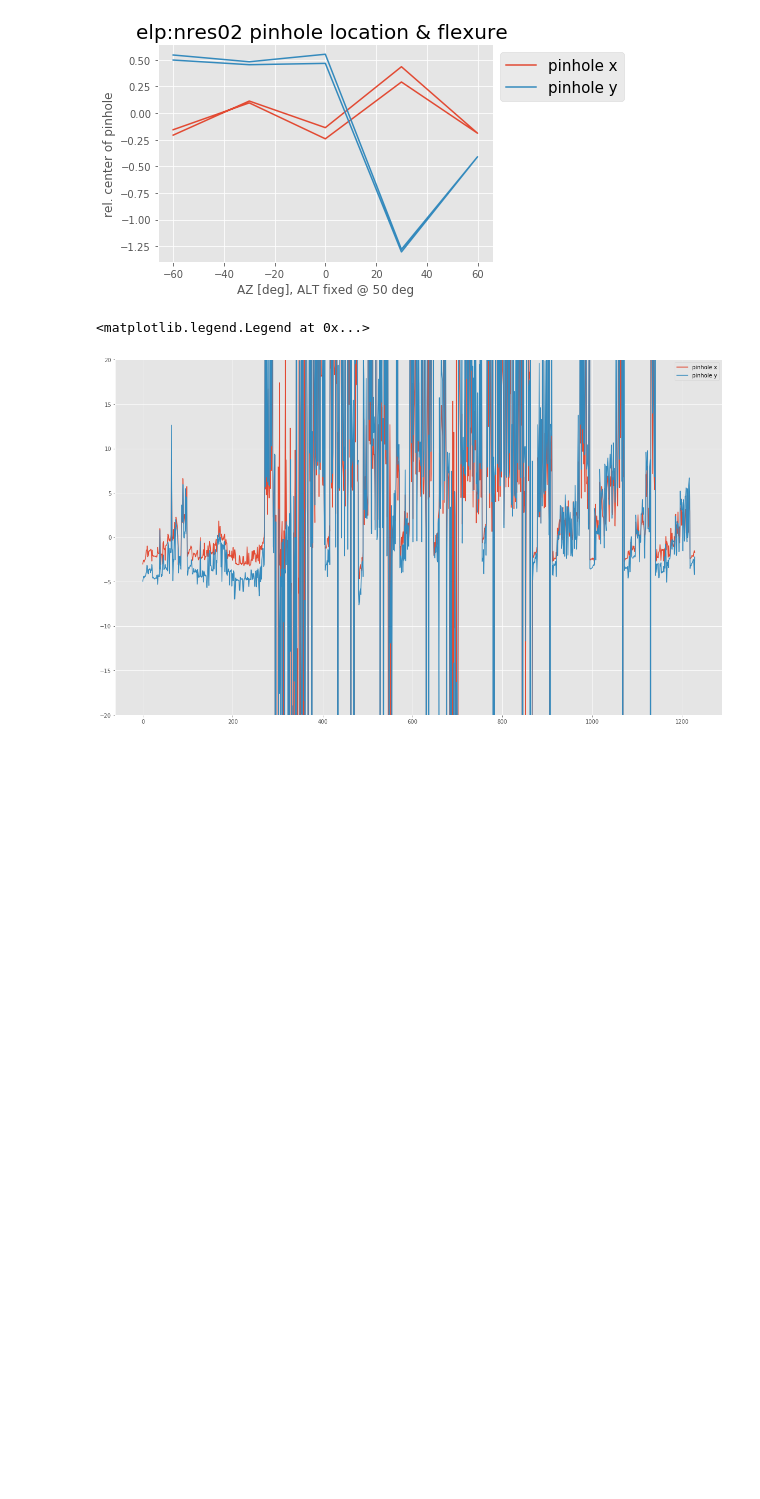
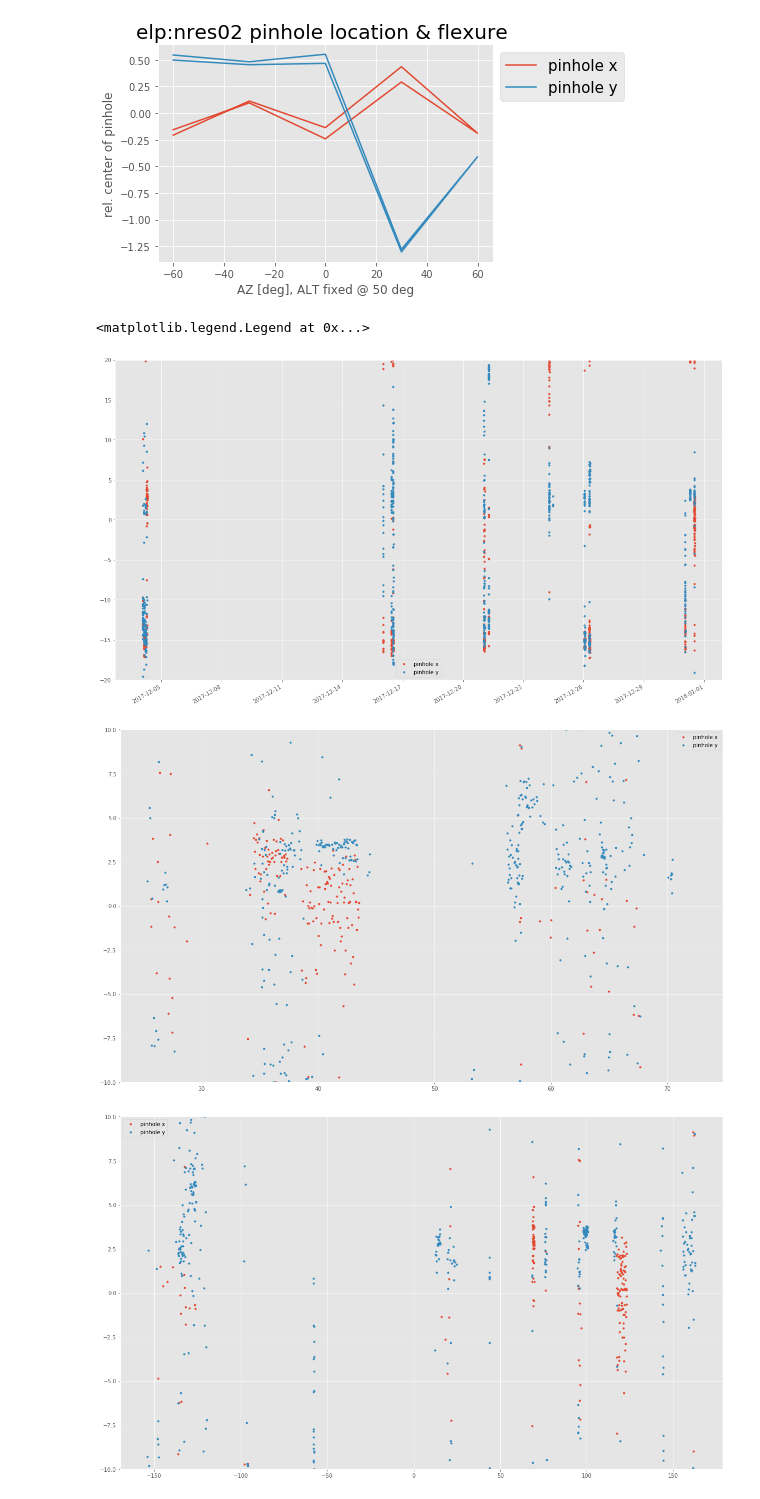
Before and after one commit to drhaz/lco_nresAnalysis, a Jupyter notebook: flatStability/FlatFieldThroughputStability.ipynb, the cells around one changed output. Cells and saved outputs as stored; diff of their text form; code cells hidden in the pictures; blank space fills up the shorter version.

Commit message:
a bit more work on pinhole movement

```diff
--- a/flatStability/FlatFieldThroughputStability.ipynb
+++ b/flatStability/FlatFieldThroughputStability.ipynb
@@ -305,28 +312,31 @@ def findPinHoleInImages (imagepath):
     xs = []
     ys = []
     images = []
+    dos = []
 
     imagelist = glob.glob (imagepath)
-    pool = mp.Pool(processes=4)
+    pool = mp.Pool(processes=3)
     results = pool.map (findPinhole, imagelist)
 
     for result in results:
-        image,alt,az,x,y = result
+        image,alt,az,x,y, do = result
         alts.append(alt)
         azs.append (az)
         xs.append (x)
         ys.append (y)
         images.append (image)
+        dos.append(do)
 
     alts=np.asarray(alts)
     azs=np.asarray(azs)
     xs=np.asarray(xs)
     ys=np.asarray(ys)
     images = np.asarray(images)
+    dos = np.asarray(dos)
 
     az = azs
     az[az>180] =az[az>180] - 360
-    return images, alts,az,xs,ys
+    return images, alts,az,xs,ys, dos
 
 def findPinHoleFromIndexFile (indexfile):
     alts=[]
@@ -342,7 +352,7 @@ def findPinHoleFromIndexFile (indexfile):
             imagelist.append (line.strip())
 
 
-    pool = mp.Pool(processes=4)
+    pool = mp.Pool(processes=3)
     results = pool.map (findPinhole, imagelist)
 
     for result in results:
@@ -435,26 +449,34 @@ plt.savefig ("nres_elp_flexure_AZ.png", box_extra_artists=(lgd,), bbox_inches="t
 # %% [output]
 [figure]
 # %%
-images,alts,az,xs,ys = findPinHoleInImages('/archive/engineering/lsc/ak01/201710*/raw/lsc*-x00*.fz')
+images,alts,az,xs,ys, dobs = findPinHoleInImages('/archive/engineering/elp/ak04/201712?[035]/raw/elp*-g00*.fz')
 # %%
+plt.rcParams["figure.figsize"] = (20,12)
+
 plt.figure()
 index = (np.isfinite(xs)) & np.isfinite (ys)
-plt.plot (xs[index] - np.nanmean (xs), label="pinhole x")
-plt.plot (ys[index] - np.nanmean (ys), label="pinhole y")
+plt.plot (dobs[index], xs[index] - np.nanmean (xs), '.', label="pinhole x")
+plt.plot (dobs[index], ys[index] - np.nanmean (ys), '.', label="pinhole y")
+plt.gcf().autofmt_xdate()
+
 plt.ylim([-20,20])
 plt.legend()
 
-# plt.figure()
-# plt.plot (alts, xs - np.nanmean (xs),'.', label="pinhole x")
-# plt.plot (alts, ys - np.nanmean (ys), '.', label="pinhole y")
-# plt.ylim([-10,10])
-# plt.legend()
+#plt.savefig ('longtermtrend_pinhole_elp.png')
 
-# plt.figure()
-# plt.plot (az, xs - np.nanmean (xs),'.', label="pinhole x")
-# plt.plot (az, ys - np.nanmean (ys), '.', label="pinhole y")
-# plt.ylim([-10,10])
-# plt.legend()
+plt.figure()
+plt.plot (alts, xs - np.nanmean (xs),'.', label="pinhole x")
+plt.plot (alts, ys - np.nanmean (ys), '.', label="pinhole y")
+plt.ylim([-10,10])
+plt.legend()
+
+plt.figure()
+plt.plot (az, xs - np.nanmean (xs),'.', label="pinhole x")
+plt.plot (az, ys - np.nanmean (ys), '.', label="pinhole y")
+plt.ylim([-10,10])
+plt.legend()
 # %% [output]
 <matplotlib.legend.Legend at 0x...>
-[figure, old version]
+[figure, new version]
+[figure, added]
+[figure, added]
```
Also changed, not shown: parts of 3 cells of this notebook, 1 other file.
